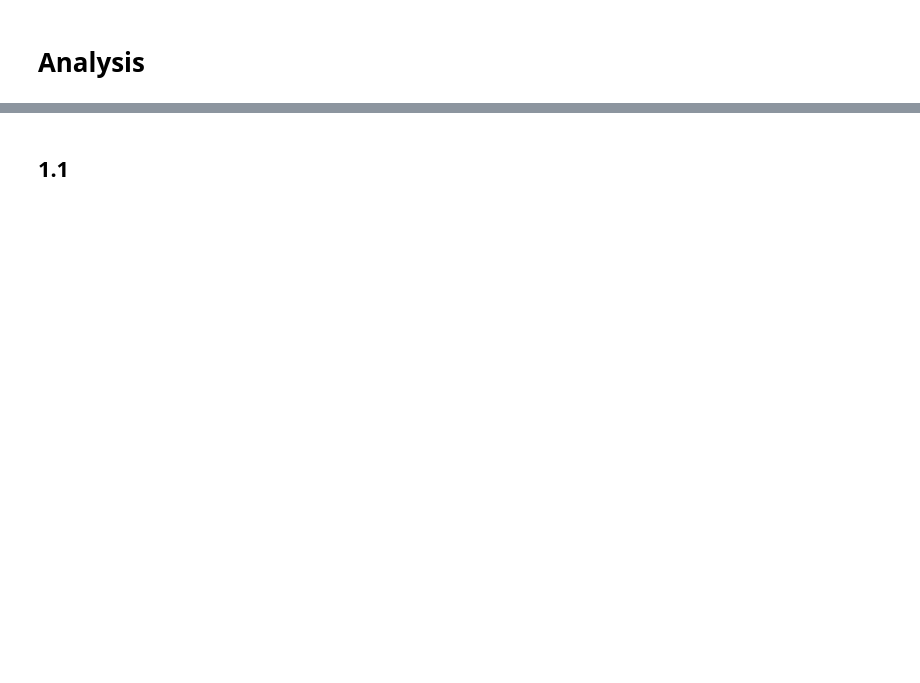
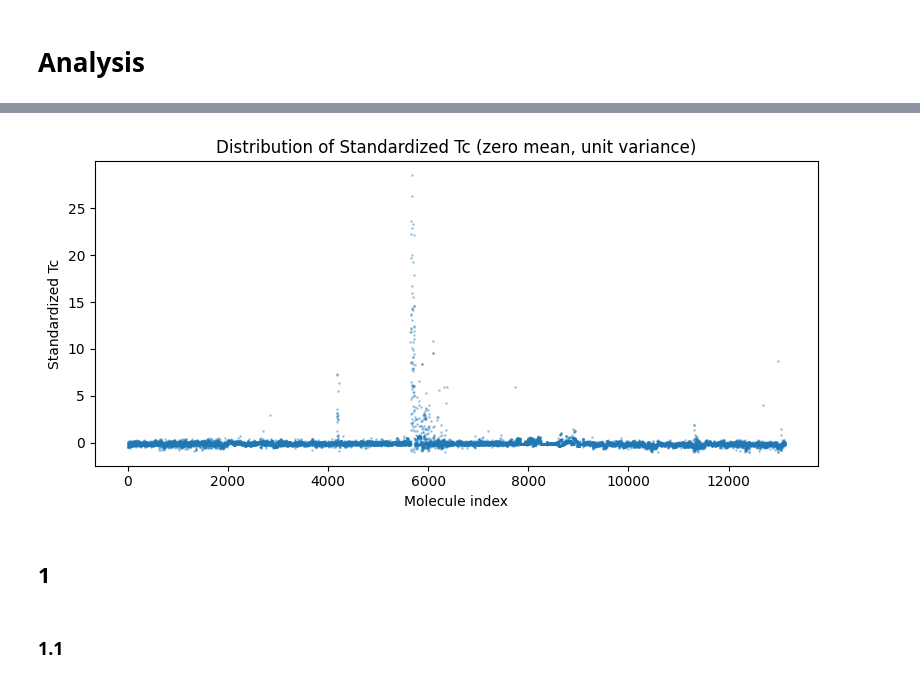
Before and after one commit to trvslhlt/ift_6390_machine_learning, a Jupyter notebook: assignments/assignment_2/analysis.ipynb, the cells around one changed output, grey strips where cells are left out. Saved outputs shown, nothing was run; the diff lists cells and outputs as text; code cells hidden in the pictures; blank space fills up the shorter version.

```diff
--- a/assignments/assignment_2/analysis.ipynb
+++ b/assignments/assignment_2/analysis.ipynb
@@ -3,5 +107,19 @@
+# %%
+tc_standardized = (df["target"] - df["target"].mean()) / df["target"].std()
+
+fig, ax = plt.subplots(figsize=(8, 4))
+ax.scatter(range(len(tc_standardized)), tc_standardized, s=1, alpha=0.3)
+ax.set_xlabel("Molecule index")
+ax.set_ylabel("Standardized Tc")
+ax.set_title("Distribution of Standardized Tc (zero mean, unit variance)")
+plt.tight_layout()
+plt.show()
+# %% [output]
+[figure, added]
 # %% [markdown]
-## 1.1
+## 1
+# %% [markdown]
+### 1.1
 # %%
 import json
 import matplotlib.pyplot as plt
```
Also changed, not shown: parts of 8 cells of this notebook, 7 other files.
